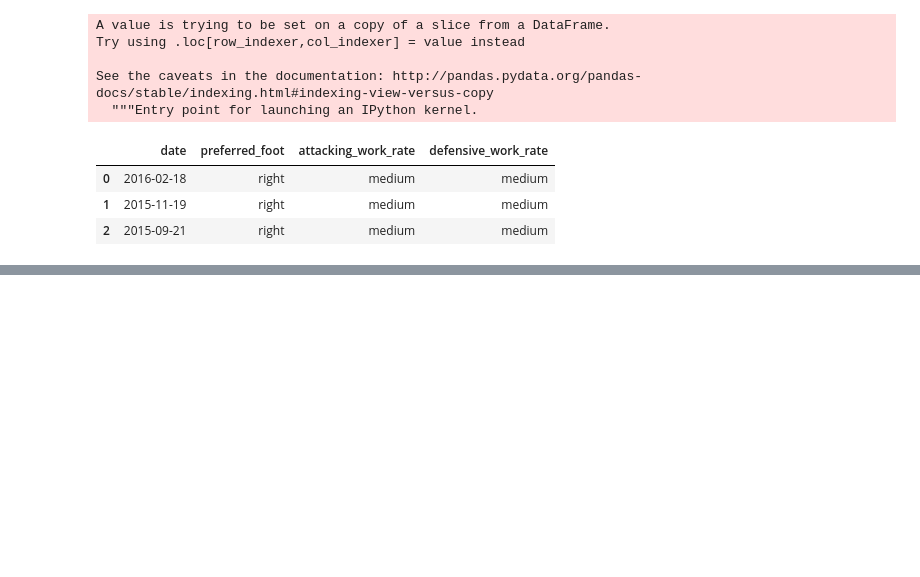
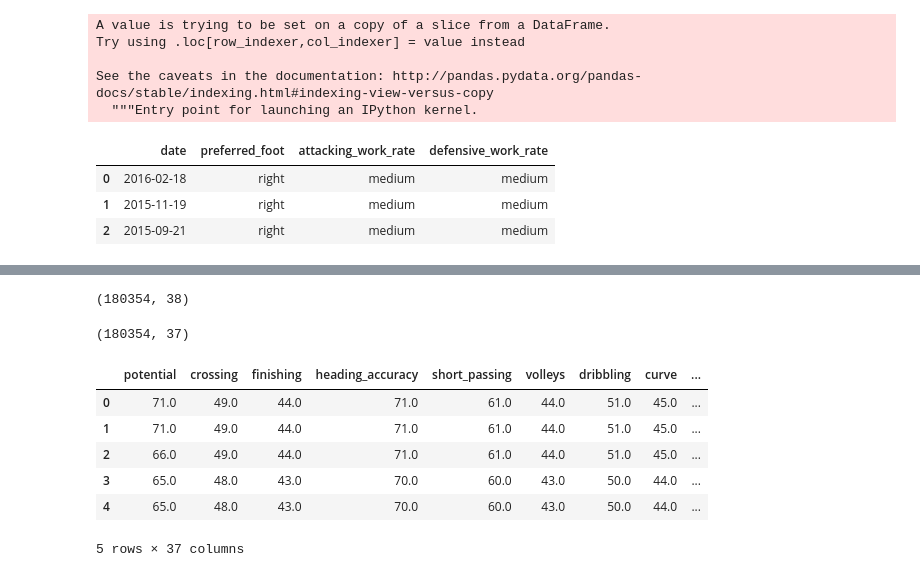
Before and after one commit to singhabhi937/Acadgild_Project_2, a Jupyter notebook: Acadgild_Project_2.ipynb, the cells around one changed output, grey strips where cells are left out. Drawn from its saved outputs; the diff is of its cells as text; code cells hidden in the pictures; blank space fills up the shorter version.

```diff
--- a/Acadgild_Project_2.ipynb
+++ b/Acadgild_Project_2.ipynb
@@ -97,0 +125,3 @@ cat=OrdinalEncoder()
+# %%
+df=df.drop(columns=['preferred_foot','attacking_work_rate','defensive_work_rate'])
+df.head(3)
@@ -97,0 +138,3 @@ cat=OrdinalEncoder()
+# %%
+for i in df1.columns:
+    df.insert(loc=len(df.columns),value=df1[i],column=df1[i].name)
@@ -97,0 +155,6 @@ cat=OrdinalEncoder()
+# %%
+#now the following colums are just the id of player and play no role in determining the player ranking
+col= ['id','player_fifa_api_id','player_api_id']
+#dropping those columns from the dataset
+df=df.drop(columns=col)
+df.head(3)
@@ -97,0 +167,21 @@ cat=OrdinalEncoder()
+# %%
+df.shape
+# %% [output]
+(180354, 38)
+# %%
+#now overall rating  is the target variable so spliting it from the dataframe df
+df_X=df.iloc[:,1:]
+# %%
+df_X.shape
+# %% [output]
+(180354, 37)
+# %%
+df_X.head()
+# %% [output]
+|  | potential | crossing | finishing | heading_accuracy | short_passing | volleys | dribbling | curve | ... |
+| 0 | 71.0 | 49.0 | 44.0 | 71.0 | 61.0 | 44.0 | 51.0 | 45.0 | ... |
+| 1 | 71.0 | 49.0 | 44.0 | 71.0 | 61.0 | 44.0 | 51.0 | 45.0 | ... |
+| 2 | 66.0 | 49.0 | 44.0 | 71.0 | 61.0 | 44.0 | 51.0 | 45.0 | ... |
+| 3 | 65.0 | 48.0 | 43.0 | 70.0 | 60.0 | 43.0 | 50.0 | 44.0 | ... |
+| 4 | 65.0 | 48.0 | 43.0 | 70.0 | 60.0 | 43.0 | 50.0 | 44.0 | ... |
+5 rows × 37 columns
```
Also changed, not shown: parts of 30 cells of this notebook.
